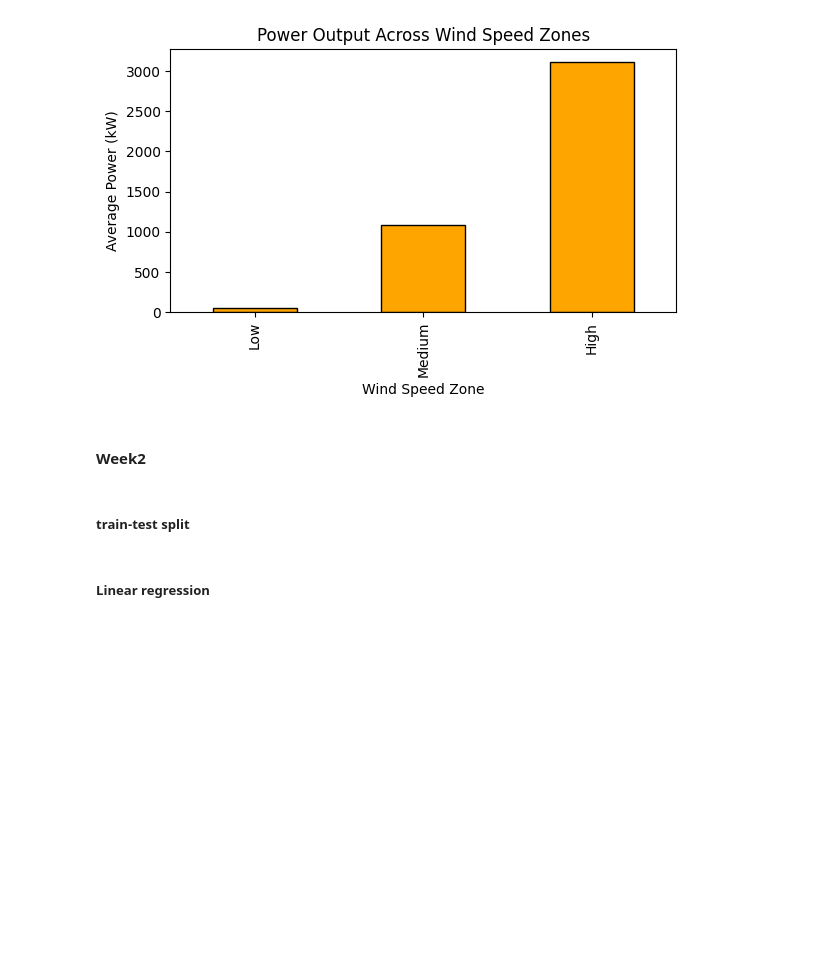
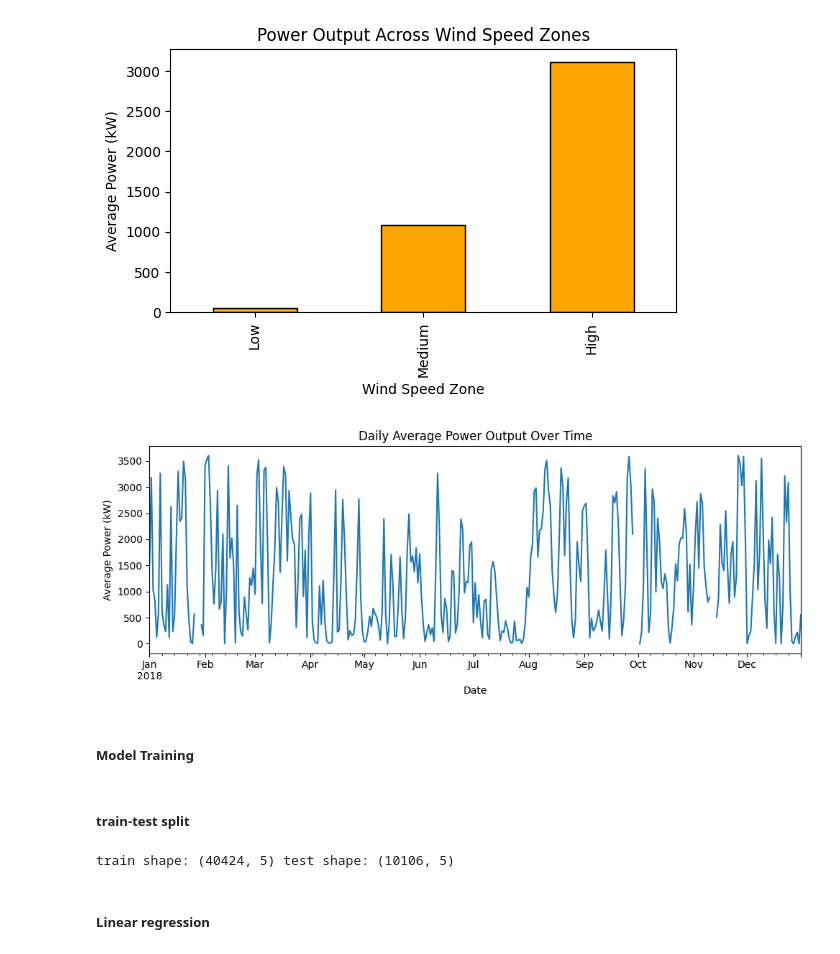
Before and after one commit to KKDS09/Forecasting-Wind-Turbine-Power-Output-using-Machine-Learning, a Jupyter notebook: WindTurbine_Prediction_AICTE.ipynb, the cells around one changed output. Cells and saved outputs as stored; diff of their text form; code cells hidden in the pictures; blank space fills up the shorter version.

```diff
--- a/WindTurbine_Prediction_AICTE.ipynb
+++ b/WindTurbine_Prediction_AICTE.ipynb
@@ -175,5 +193,14 @@ Medium    1082.4
 High      3114.2
 Name: LV ActivePower (kW), dtype: float64
 [figure]
-# %% [markdown]
-#### Week2
+# %%
+#Adding trend plot for time-based performance overview
+plt.figure(figsize=(10,4))
+turbine_data['LV ActivePower (kW)'].resample('D').mean().plot()
+plt.title('Daily Average Power Output Over Time')
+plt.xlabel('Date')
+plt.ylabel('Average Power (kW)')
+plt.tight_layout()
+plt.show()
+# %% [output]
+[figure, added]
@@ -180,2 +210,4 @@ Name: LV ActivePower (kW), dtype: float64
+# %% [markdown]
+##### Model Training
 # %% [markdown]
 ##### train-test split
@@ -182,8 +221,11 @@ Name: LV ActivePower (kW), dtype: float64
 # %%
+#Train-Test Split
+
+# ensure turbine_data is the cleaned DataFrame with DateTime index
 split_point = int(len(turbine_data) * 0.8)               # We train on first 80% of the year and test on last 20%
 
-train = turbine_data.iloc[:split_point]
-test  = turbine_data.iloc[split_point:]
+train = turbine_data.iloc[:split_point].copy()
+test  = turbine_data.iloc[split_point:].copy()
 
 # Features and Target
 features = ['Wind Speed (m/s)', 'Wind_Speed_Cubed', 'Dir_Sin', 'Dir_Cos', 'Rolling_Speed']
@@ -194,6 +236,17 @@ y_train = train[target]
 
 X_test = test[features]
 y_test = test[target]
+
+# EXTRA
+# ensure numeric dtype consistency for XGBoost
+X_train = X_train.astype(np.float32)
+X_test  = X_test.astype(np.float32)
+y_train = y_train.astype(np.float32)
+y_test  = y_test.astype(np.float32)
+
+print("train shape:", X_train.shape, "test shape:", X_test.shape)
+# %% [output]
+train shape: (40424, 5) test shape: (10106, 5)
 # %% [markdown]
 ##### Linear regression
 # %%
```
Also changed, not shown: parts of 18 cells of this notebook.
